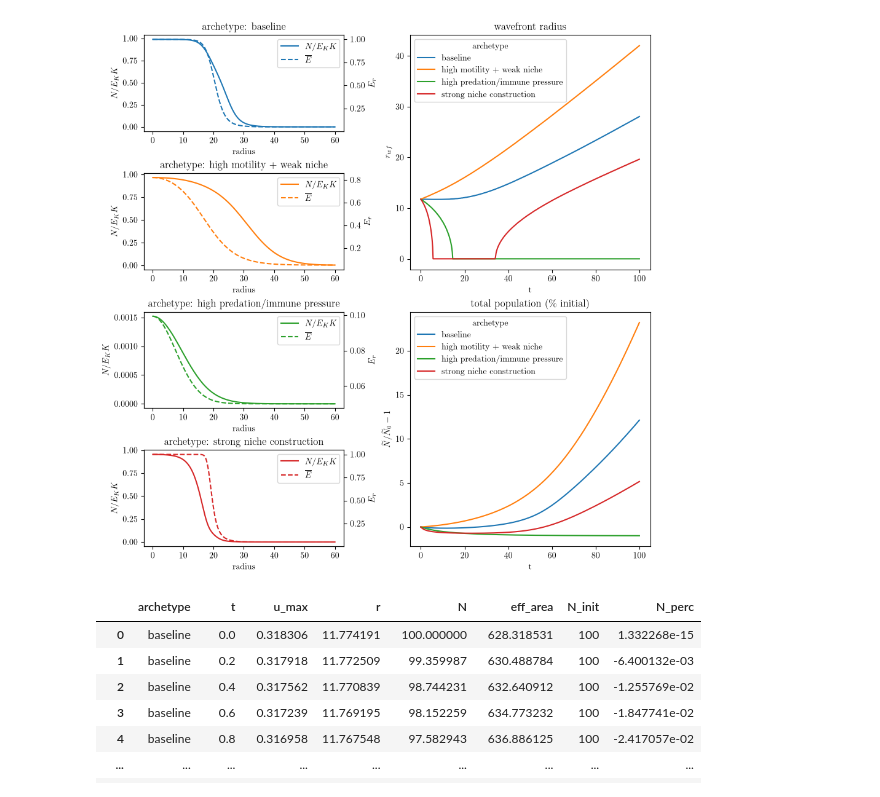
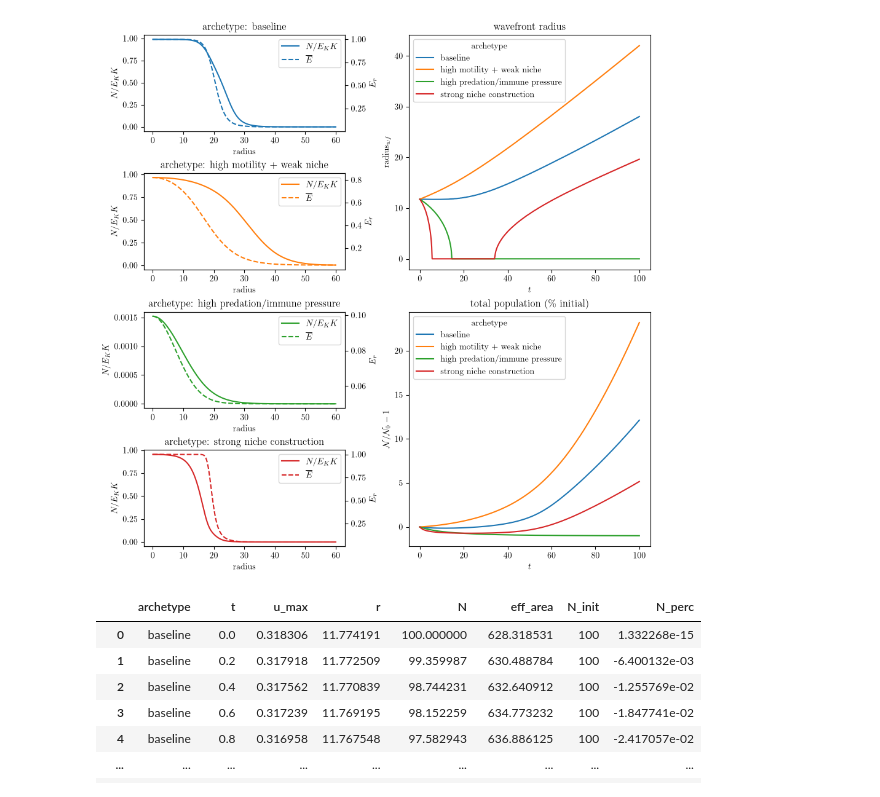
Before and after one commit to cancer-ecology-center/tumor-ecology-models, a Jupyter notebook: scripts/figures.ipynb, the cells around one changed output. Saved outputs shown, nothing was run; the diff lists cells and outputs as text; code cells hidden in the pictures.

```diff
--- a/scripts/figures.ipynb
+++ b/scripts/figures.ipynb
@@ -270,36 +268,36 @@ df['N_perc'] = df['N']/df['N_init']-1
 fig = plt.figure(figsize=(9, 9), constrained_layout=True)
 gs = fig.add_gridspec(4, 2, width_ratios=[1, 1.2])
 scenarios = [s for s, _, _ in scenario_final_profiles]
 colors = sns.color_palette("tab10", n_colors=len(scenarios))
 palette = dict(zip(scenarios, colors))
 for i, (scenario, final_N, final_Er) in enumerate(scenario_final_profiles):
     ax = fig.add_subplot(gs[i, 0])
     ax_right = ax.twinx()
 
     line_n, = ax.plot(r_coords, final_N, color=palette[scenario], label="$N$")
     line_er, = ax_right.plot(
         r_coords, final_Er, color=palette[scenario], linestyle="--", label=r"$\bar{E}_{r}$"
     )
 
     ax.set_title("archetype: "+scenario)
     ax.set_xlabel("radius")
     ax.set_ylabel("$N/E_{K}K$")
     ax_right.set_ylabel(r"$E_{r}$")
     ax.legend([line_n, line_er], ["$N/E_{K}K$", r"$\overline{E}$"], loc="upper right")
 
 ax_wavefront = fig.add_subplot(gs[:2, 1])
 sns.lineplot(data=df, x="t", y="r", hue="archetype", ax=ax_wavefront)
 ax_wavefront.set_title("wavefront radius")
-ax_wavefront.set_ylabel("$r_{wf}$")
+ax_wavefront.set(ylabel="radius" + "$_{wf}$",xlabel="$t$")
 
 ax_population = fig.add_subplot(gs[2:, 1])
 sns.lineplot(data=df, x="t", y="N_perc", hue="archetype", ax=ax_population)
 ax_population.set_title(r"total population (\% initial)")
-ax_population.set_ylabel("$\\widetilde{N} / \\widetilde{N}_{0} -1$")
+ax_population.set(ylabel="$\\mathcal{N} / \\mathcal{N}_{0} -1$", xlabel='$t$')
 
 plt.show()
 # %% [output]
-[figure, old version]
+[figure, new version]
 # %%
 df[df['archetype']=='baseline']
 # %% [output]
```
Also changed, not shown: parts of 5 cells of this notebook.
